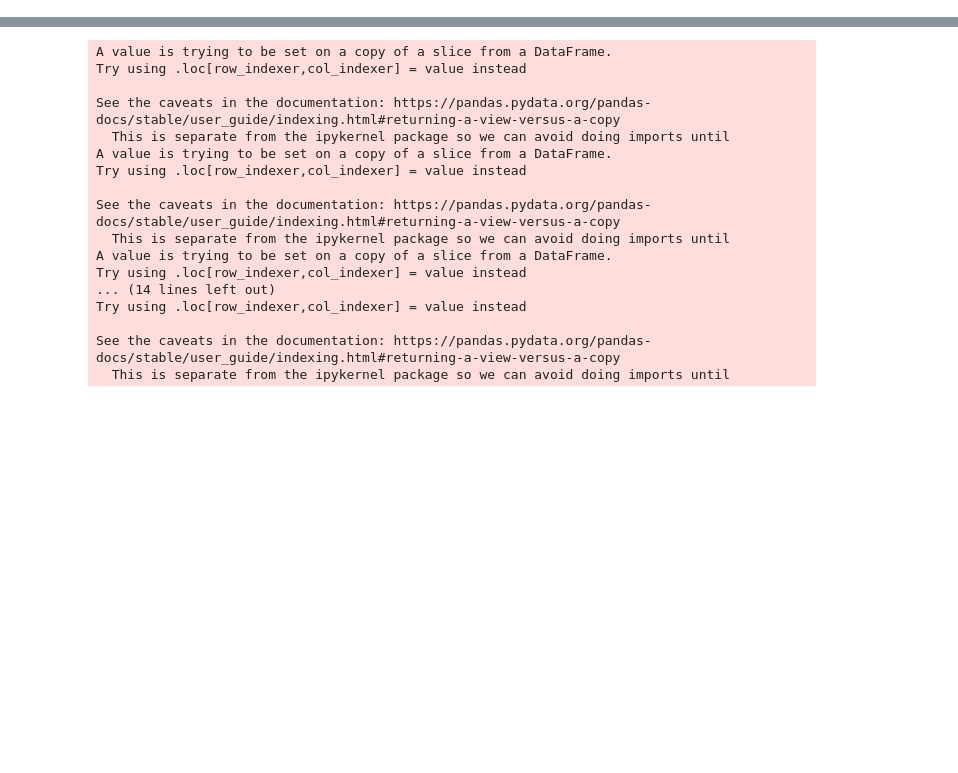
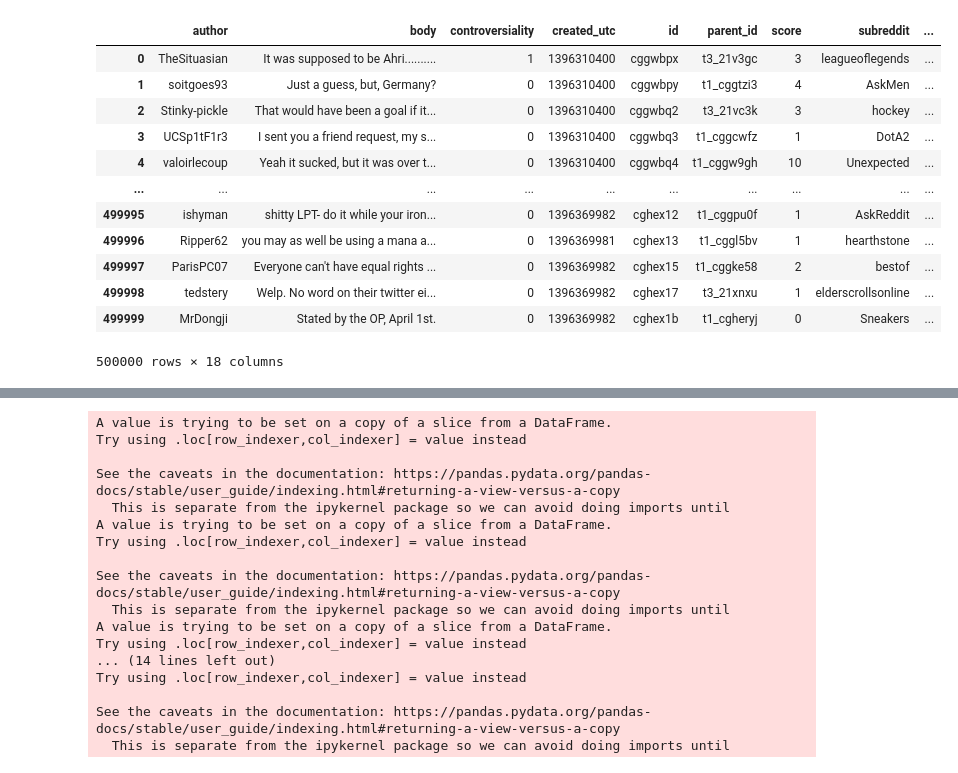
Before and after one commit to jaikaggarwal/stancetaking, a Jupyter notebook: data_extraction/valence_length_analysis.ipynb, the cells around one changed output, grey strips where cells are left out. Drawn from its saved outputs; the diff is of its cells as text; code cells hidden in the pictures; blank space fills up the shorter version.

```diff
--- a/data_extraction/valence_length_analysis.ipynb
+++ b/data_extraction/valence_length_analysis.ipynb
@@ -9,6 +9,26 @@ from nltk import word_tokenize, sent_tokenize
 from utils import Serialization
 
 tqdm.pandas()
+# %%
+ROOT_DIR = "/ais/hal9000/datasets/reddit/stance_analysis/"
+files = list(os.walk(ROOT_DIR))
+df = pd.read_json(files[1][0] + "/aa", lines=True)
+# %%
+df
+# %% [output]
+|  | author | body | controversiality | created_utc | id | parent_id | score | subreddit | ... |
+| 0 | TheSituasian | It was supposed to be Ahri.......... | 1 | 1396310400 | cggwbpx | t3_21v3gc | 3 | leagueoflegends | ... |
+| 1 | soitgoes93 | Just a guess, but, Germany? | 0 | 1396310400 | cggwbpy | t1_cggtzi3 | 4 | AskMen | ... |
+| 2 | Stinky-pickle | That would have been a goal if it... | 0 | 1396310400 | cggwbq2 | t3_21vc3k | 3 | hockey | ... |
+| 3 | UCSp1tF1r3 | I sent you a friend request, my s... | 0 | 1396310400 | cggwbq3 | t1_cggcwfz | 1 | DotA2 | ... |
+| 4 | valoirlecoup | Yeah it sucked, but it was over t... | 0 | 1396310400 | cggwbq4 | t1_cggw9gh | 10 | Unexpected | ... |
+| ... | ... | ... | ... | ... | ... | ... | ... | ... | ... |
+| 499995 | ishyman | shitty LPT- do it while your iron... | 0 | 1396369982 | cghex12 | t1_cggpu0f | 1 | AskReddit | ... |
+| 499996 | Ripper62 | you may as well be using a mana a... | 0 | 1396369981 | cghex13 | t1_cggl5bv | 1 | hearthstone | ... |
+| 499997 | ParisPC07 | Everyone can't have equal rights ... | 0 | 1396369982 | cghex15 | t1_cggke58 | 2 | bestof | ... |
+| 499998 | tedstery | Welp. No word on their twitter ei... | 0 | 1396369982 | cghex17 | t3_21xnxu | 1 | elderscrollsonline | ... |
+| 499999 | MrDongji | Stated by the OP, April 1st. | 0 | 1396369982 | cghex1b | t1_cgheryj | 0 | Sneakers | ... |
+500000 rows × 18 columns
 # %%
 ROOT_DIR = "/ais/hal9000/datasets/reddit/stance_analysis/"
 files = list(os.walk(ROOT_DIR))
```
Also changed, not shown: parts of 1 cell of this notebook, 5 other files.
